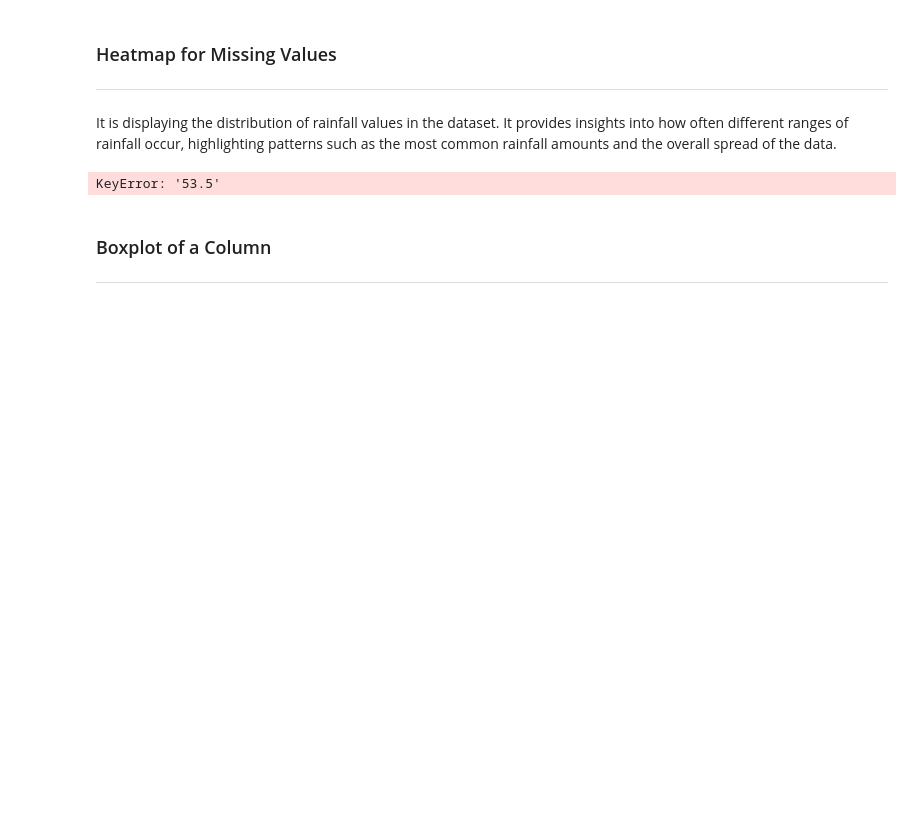
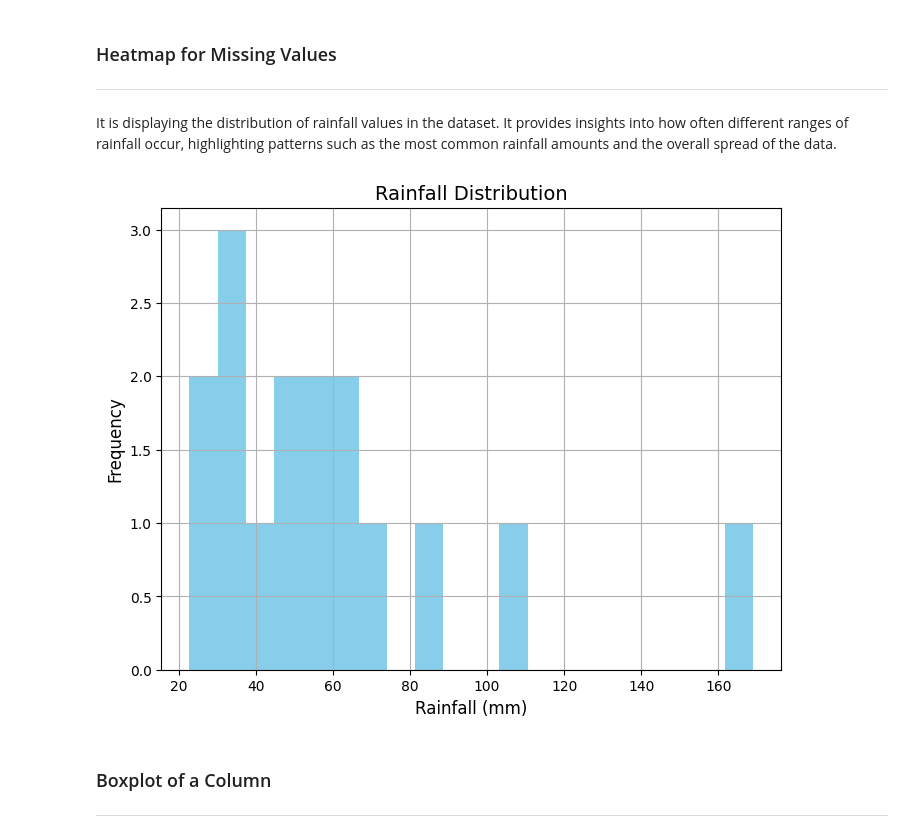
Before and after one commit to CarlosRigueti/Practical-Assignments, a Jupyter notebook: bigproject.ipynb/bigproject.ipynb, the cells around one changed output. Drawn from its saved outputs; the diff is of its cells as text; code cells hidden in the pictures; blank space fills up the shorter version.

```diff
--- a/bigproject.ipynb/bigproject.ipynb
+++ b/bigproject.ipynb/bigproject.ipynb
@@ -283,15 +283,15 @@ dtype: float64
 It is displaying the distribution of rainfall values in the dataset. It provides insights into how often different ranges of rainfall occur, highlighting patterns such as the most common rainfall amounts and the overall spread of the data.
 # %%
 # Plot a histogram for the 'Rainfall' column with a single color.
-df['53.5'].hist(bins=20, figsize=(8, 6), color='skyblue')
+df['rain'].hist(bins=20, figsize=(8, 6), color='skyblue')
 
 # Add titles and labels.
 plt.title("Rainfall Distribution", fontsize=14)
 plt.xlabel("Rainfall (mm)", fontsize=12)
 plt.ylabel("Frequency", fontsize=12)
 plt.show()
 # %% [output]
-KeyError: '53.5'
+[figure, added]
 # %% [markdown]
 ### Boxplot of a Column
 
```
Also changed, not shown: parts of 1 cell of this notebook.
